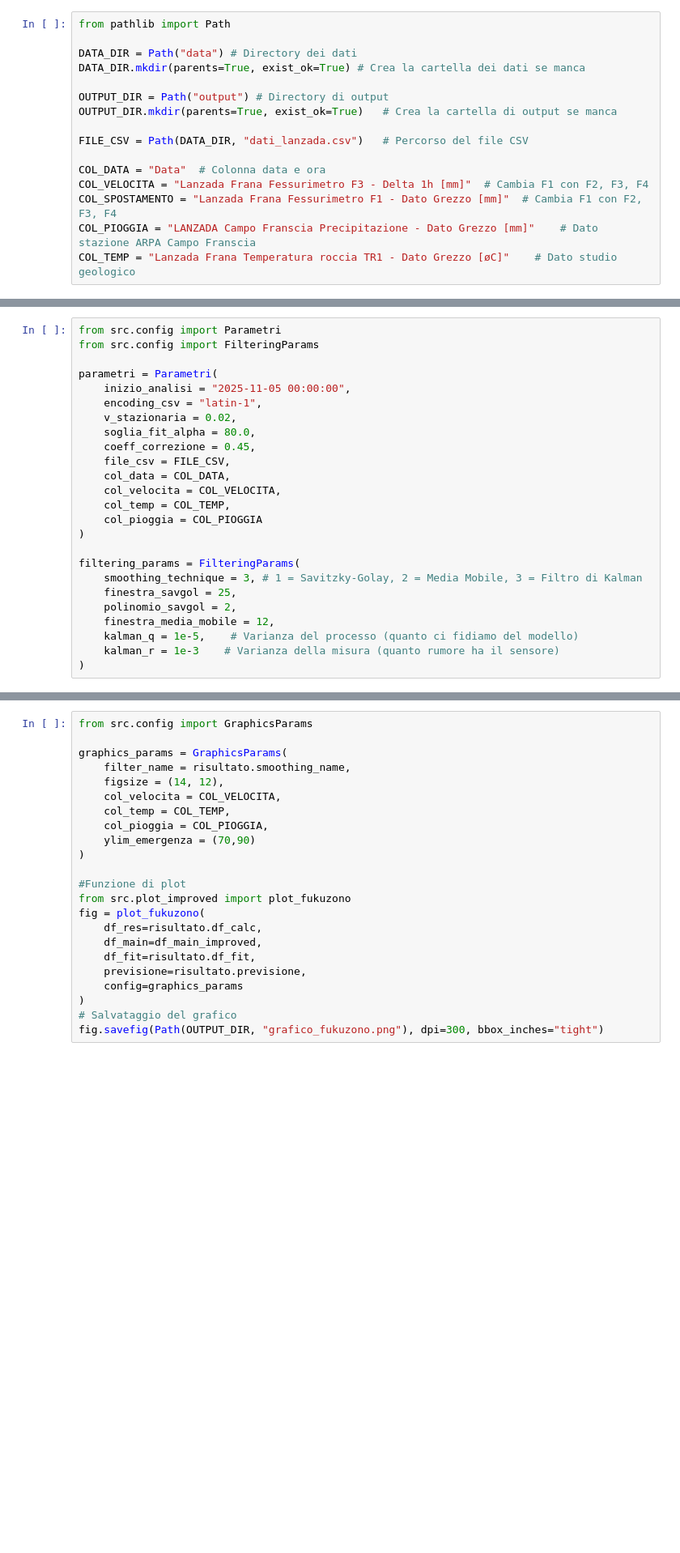
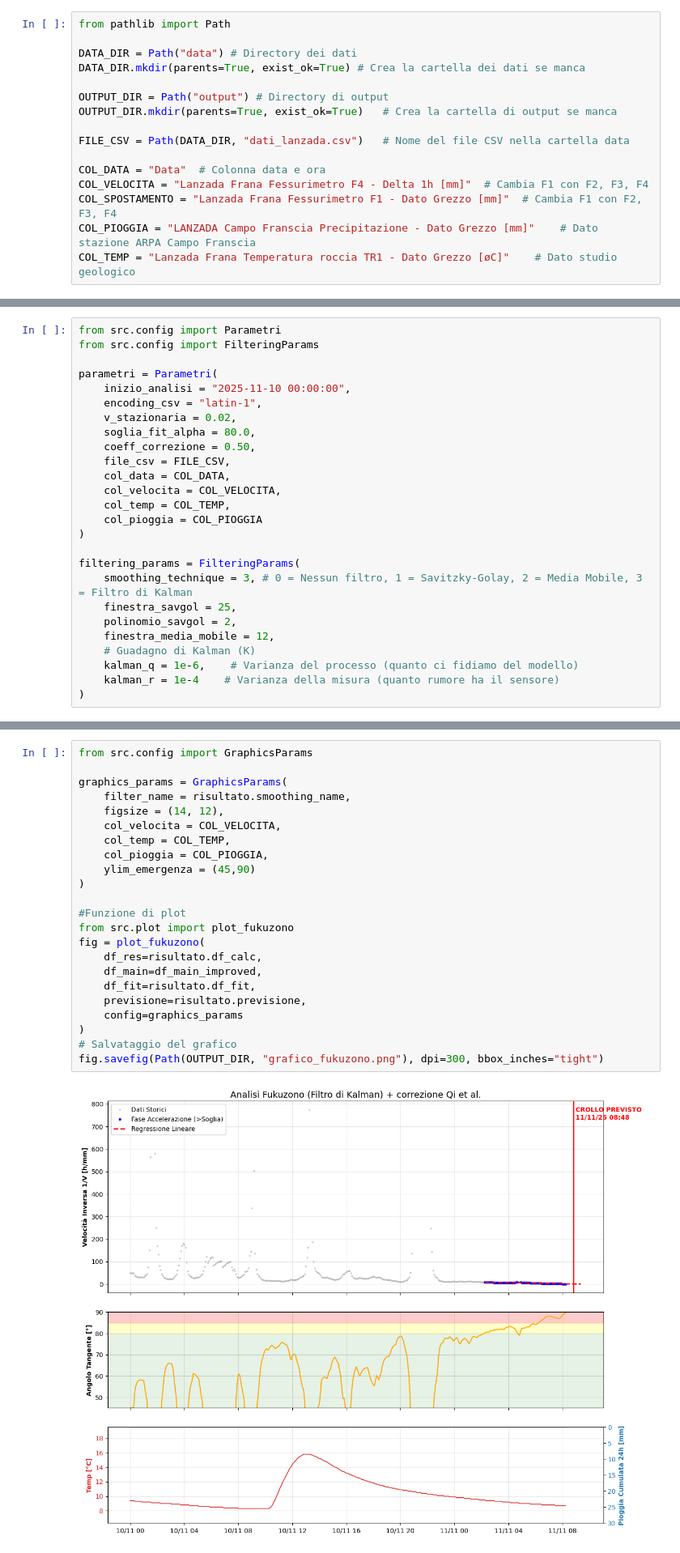
Before and after one commit to DnMdr/fukuzono-improved, a Jupyter notebook: fukuzono.ipynb, the cells around one changed output, grey strips where cells are left out. Shown at 81% size. Drawn from its saved outputs; the diff is of its cells as text; blank space fills up the shorter version.

```diff
--- a/fukuzono.ipynb
+++ b/fukuzono.ipynb
@@ -22,10 +22,10 @@ DATA_DIR.mkdir(parents=True, exist_ok=True) # Crea la cartella dei dati se manca
 OUTPUT_DIR = Path("output") # Directory di output
 OUTPUT_DIR.mkdir(parents=True, exist_ok=True)   # Crea la cartella di output se manca
 
-FILE_CSV = Path(DATA_DIR, "dati_lanzada.csv")   # Percorso del file CSV
+FILE_CSV = Path(DATA_DIR, "dati_lanzada.csv")   # Nome del file CSV nella cartella data
 
 COL_DATA = "Data"  # Colonna data e ora
-COL_VELOCITA = "Lanzada Frana Fessurimetro F3 - Delta 1h [mm]"  # Cambia F1 con F2, F3, F4
+COL_VELOCITA = "Lanzada Frana Fessurimetro F4 - Delta 1h [mm]"  # Cambia F1 con F2, F3, F4
 COL_SPOSTAMENTO = "Lanzada Frana Fessurimetro F1 - Dato Grezzo [mm]"  # Cambia F1 con F2, F3, F4
 COL_PIOGGIA = "LANZADA Campo Franscia Precipitazione - Dato Grezzo [mm]"    # Dato stazione ARPA Campo Franscia
 COL_TEMP = "Lanzada Frana Temperatura roccia TR1 - Dato Grezzo [øC]"    # Dato studio geologico
@@ -46,11 +46,11 @@ from src.config import Parametri
 from src.config import FilteringParams
 
 parametri = Parametri(
-    inizio_analisi = "2025-11-05 00:00:00",
+    inizio_analisi = "2025-11-10 00:00:00",
     encoding_csv = "latin-1",
     v_stazionaria = 0.02,
     soglia_fit_alpha = 80.0,
-    coeff_correzione = 0.45,
+    coeff_correzione = 0.50,
     file_csv = FILE_CSV,
     col_data = COL_DATA,
     col_velocita = COL_VELOCITA,
@@ -59,12 +59,13 @@ parametri = Parametri(
 )
 
 filtering_params = FilteringParams(
-    smoothing_technique = 3, # 1 = Savitzky-Golay, 2 = Media Mobile, 3 = Filtro di Kalman
+    smoothing_technique = 3, # 0 = Nessun filtro, 1 = Savitzky-Golay, 2 = Media Mobile, 3 = Filtro di Kalman
     finestra_savgol = 25,
     polinomio_savgol = 2,
     finestra_media_mobile = 12,
-    kalman_q = 1e-5,    # Varianza del processo (quanto ci fidiamo del modello)
-    kalman_r = 1e-3    # Varianza della misura (quanto rumore ha il sensore)
+    # Guadagno di Kalman (K)
+    kalman_q = 1e-6,    # Varianza del processo (quanto ci fidiamo del modello)
+    kalman_r = 1e-4    # Varianza della misura (quanto rumore ha il sensore)
 )
 # %%
 # Caricamento e inizializzazione del dataframe
@@ -77,25 +87,27 @@ risultato = fukuzono_qi(df_main_improved, parametri, filtering_params)
 # %%
 from src.config import GraphicsParams
 
 graphics_params = GraphicsParams(
     filter_name = risultato.smoothing_name,
     figsize = (14, 12),
     col_velocita = COL_VELOCITA,
     col_temp = COL_TEMP,
     col_pioggia = COL_PIOGGIA,
-    ylim_emergenza = (70,90)
+    ylim_emergenza = (45,90)
 )
 
 #Funzione di plot
-from src.plot_improved import plot_fukuzono
+from src.plot import plot_fukuzono
 fig = plot_fukuzono(
     df_res=risultato.df_calc,
     df_main=df_main_improved,
     df_fit=risultato.df_fit,
     previsione=risultato.previsione,
     config=graphics_params
 )
 # Salvataggio del grafico
 fig.savefig(Path(OUTPUT_DIR, "grafico_fukuzono.png"), dpi=300, bbox_inches="tight")
+# %% [output]
+[figure, added]
 # %%
 # Stampa Report Testuale
```
Also changed, not shown: parts of 3 cells of this notebook, 7 other files.
